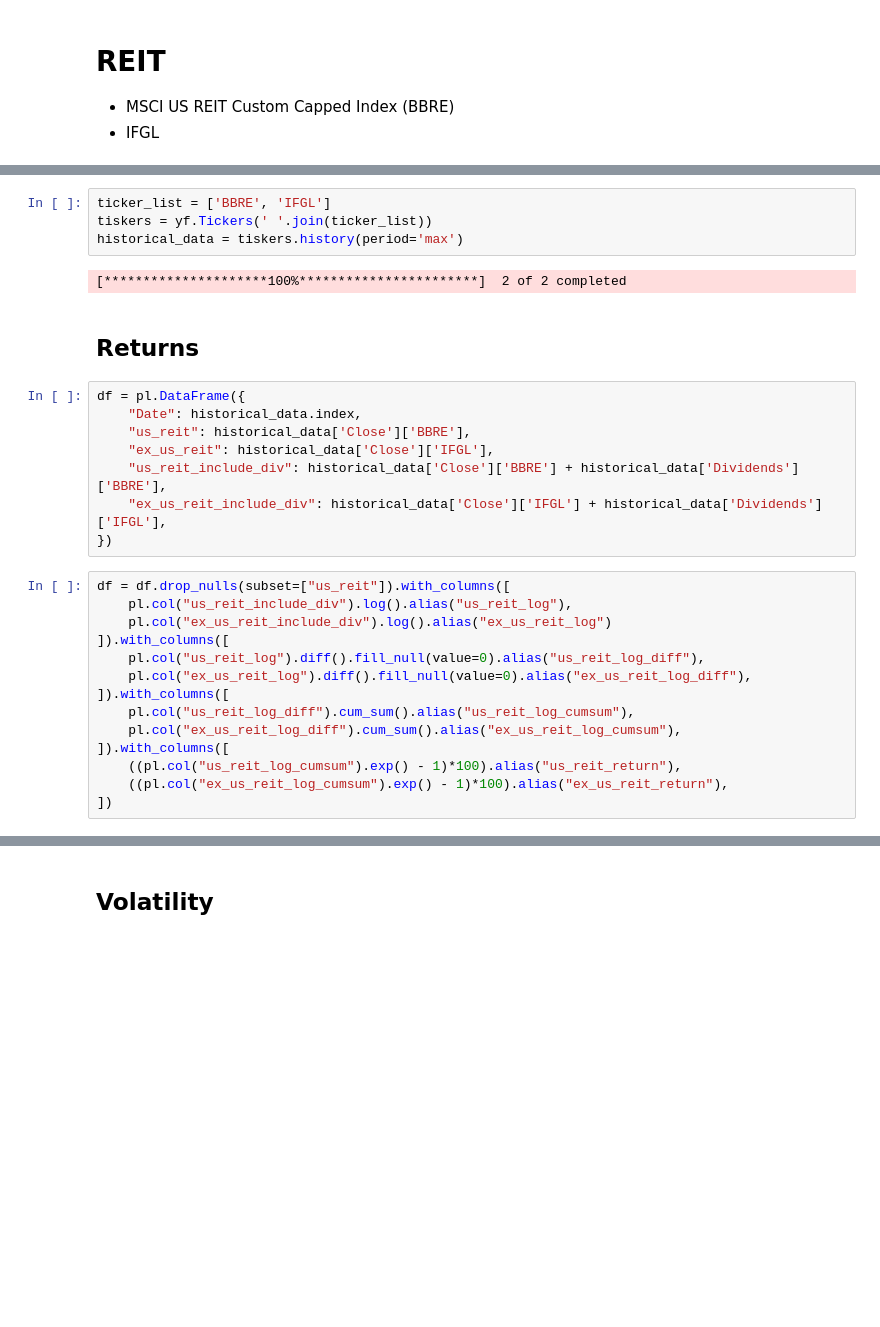
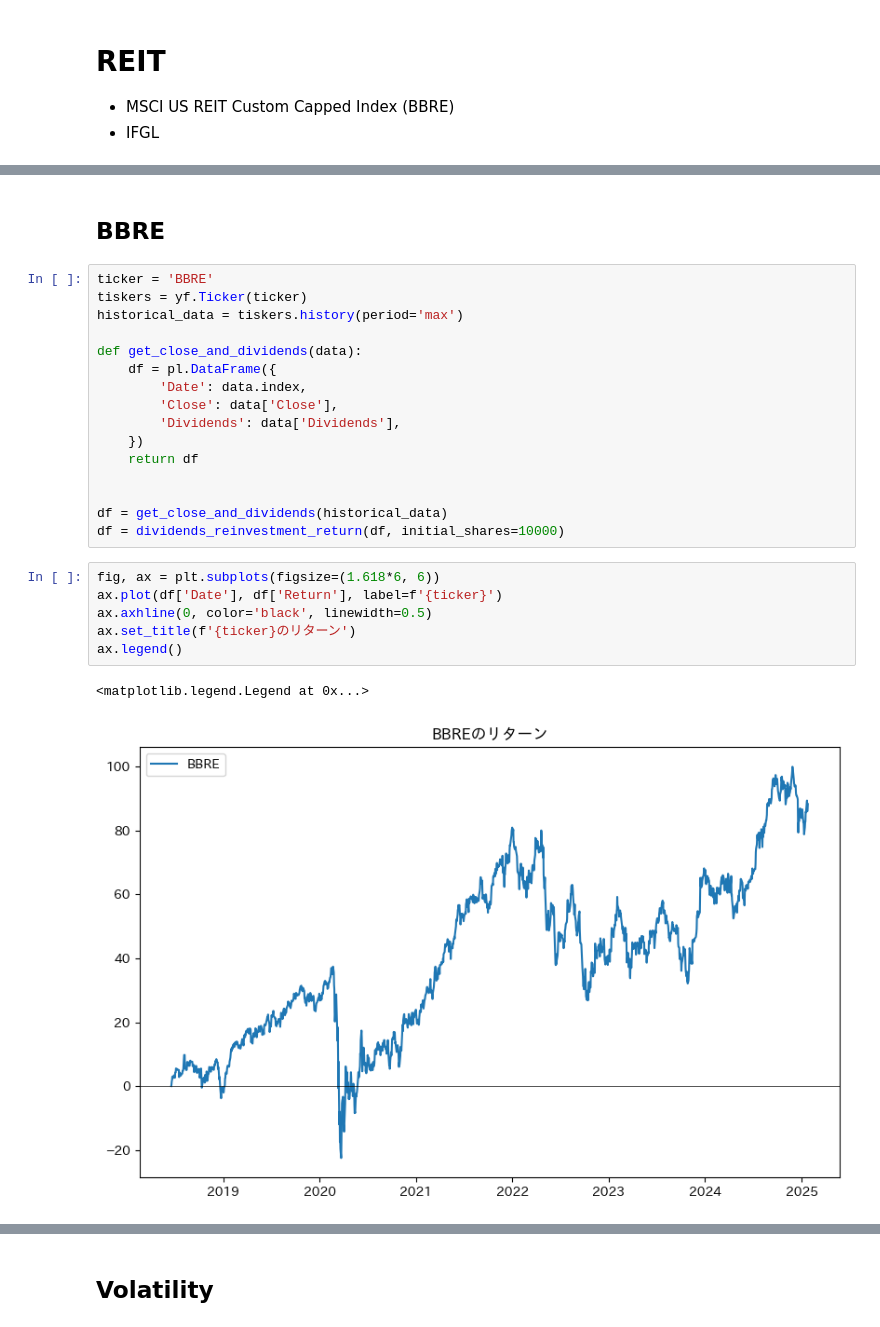
Before and after one commit to Keisei-Akiya/finance, a Jupyter notebook: src/evaluation_of_etf/reit.ipynb, the cells around one changed output, grey strips where cells are left out. Saved outputs shown, nothing was run; the diff lists cells and outputs as text; blank space fills up the shorter version.

```diff
--- a/src/evaluation_of_etf/reit.ipynb
+++ b/src/evaluation_of_etf/reit.ipynb
@@ -14,30 +21,27 @@ import seaborn as sns
-# %%
-ticker_list = ['BBRE', 'IFGL']
-tiskers = yf.Tickers(' '.join(ticker_list))
-historical_data = tiskers.history(period='max')
-# %% [output]
-[*********************100%***********************]  2 of 2 completed
 # %% [markdown]
-## Returns
+## BBRE
-# %%
-df = pl.DataFrame({
-    "Date": historical_data.index,
-    "us_reit": historical_data['Close']['BBRE'],
-    "ex_us_reit": historical_data['Close']['IFGL'],
-    "us_reit_include_div": historical_data['Close']['BBRE'] + historical_data['Dividends']['BBRE'],
-    "ex_us_reit_include_div": historical_data['Close']['IFGL'] + historical_data['Dividends']['IFGL'],
-})
-# %%
-df = df.drop_nulls(subset=["us_reit"]).with_columns([
-    pl.col("us_reit_include_div").log().alias("us_reit_log"),
-    pl.col("ex_us_reit_include_div").log().alias("ex_us_reit_log")
-]).with_columns([
-    pl.col("us_reit_log").diff().fill_null(value=0).alias("us_reit_log_diff"),
-    pl.col("ex_us_reit_log").diff().fill_null(value=0).alias("ex_us_reit_log_diff"),
-]).with_columns([
-    pl.col("us_reit_log_diff").cum_sum().alias("us_reit_log_cumsum"),
-    pl.col("ex_us_reit_log_diff").cum_sum().alias("ex_us_reit_log_cumsum"),
-]).with_columns([
-    ((pl.col("us_reit_log_cumsum").exp() - 1)*100).alias("us_reit_return"),
-    ((pl.col("ex_us_reit_log_cumsum").exp() - 1)*100).alias("ex_us_reit_return"),
-])
+# %%
+ticker = 'BBRE'
+tiskers = yf.Ticker(ticker)
+historical_data = tiskers.history(period='max')
+
+def get_close_and_dividends(data):
+    df = pl.DataFrame({
+        'Date': data.index,
+        'Close': data['Close'],
+        'Dividends': data['Dividends'],
+    })
+    return df
+
+
+df = get_close_and_dividends(historical_data)
+df = dividends_reinvestment_return(df, initial_shares=10000)
+# %%
+fig, ax = plt.subplots(figsize=(1.618*6, 6))
+ax.plot(df['Date'], df['Return'], label=f'{ticker}')
+ax.axhline(0, color='black', linewidth=0.5)
+ax.set_title(f'{ticker}のリターン')
+ax.legend()
+# %% [output]
+<matplotlib.legend.Legend at 0x...>
+[figure, added]
```
Also changed, not shown: parts of 7 cells of this notebook, 1 other file.
